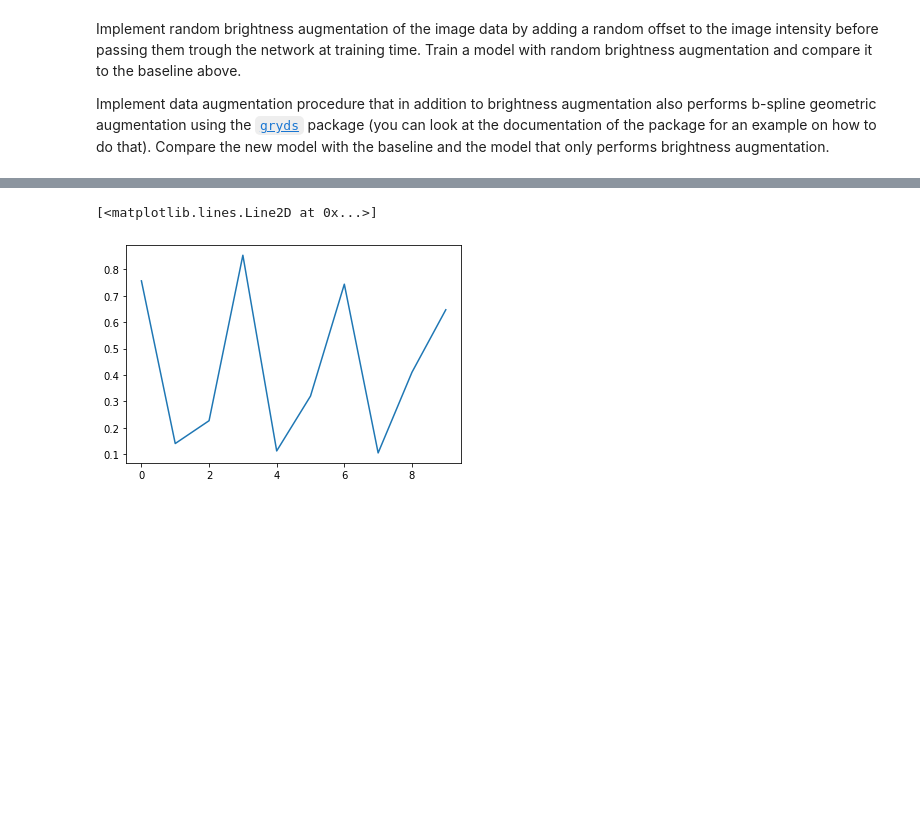
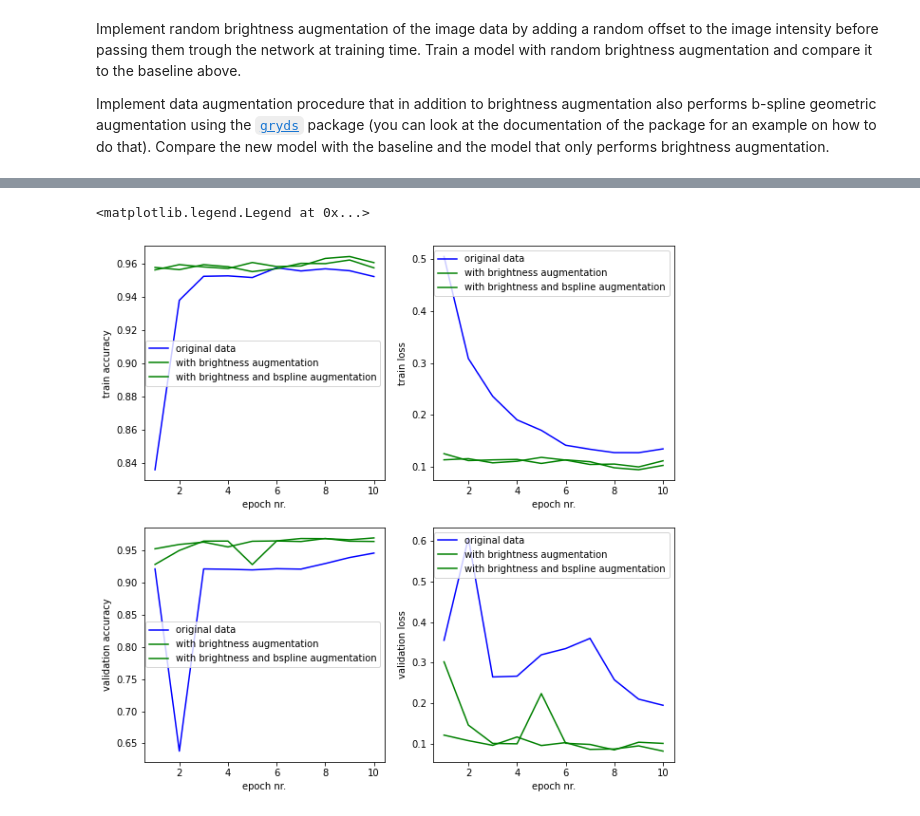
Before and after one commit to VincentV0/8dm50-machine-learning, a Jupyter notebook: practicals/week_4.ipynb, the cells around one changed output, grey strips where cells are left out. Cells and saved outputs as stored; diff of their text form; code cells hidden in the pictures; blank space fills up the shorter version.

```diff
--- a/practicals/week_4.ipynb
+++ b/practicals/week_4.ipynb
@@ -825,34 +729,34 @@ ModuleNotFoundError: No module named 'tensorflow_core.estimator'
 # %%
 fig, axs = plt.subplots(2, 2, figsize=(10,10))
-nr_epochs = range(1,epochs)
+nr_epochs = range(1,epochs+1)
 
 axs[0, 0].plot(nr_epochs, history.history['accuracy'], 'b-', label='original data')
 axs[0, 0].plot(nr_epochs, history_BO.history['accuracy'], 'g-', label='with brightness augmentation')
 axs[0, 0].plot(nr_epochs, history_BO_BS.history['accuracy'], 'g-', label='with brightness and bspline augmentation')
 axs[0, 0].set_ylabel("train accuracy")
 axs[0, 0].set_xlabel("epoch nr.")
 axs[0, 0].legend()
 
 axs[0, 1].plot(nr_epochs, history.history['loss'], 'b-', label='original data')
 axs[0, 1].plot(nr_epochs, history_BO.history['loss'], 'g-', label='with brightness augmentation')
 axs[0, 1].plot(nr_epochs, history_BO_BS.history['loss'], 'g-', label='with brightness and bspline augmentation')
 axs[0, 1].set_ylabel("train loss")
 axs[0, 1].set_xlabel("epoch nr.")
 axs[0, 1].legend()
 
 axs[1, 0].plot(nr_epochs, history.history['val_accuracy'], 'b-', label='original data')
 axs[1, 0].plot(nr_epochs, history_BO.history['val_accuracy'], 'g-', label='with brightness augmentation')
 axs[1, 0].plot(nr_epochs, history_BO_BS.history['val_accuracy'], 'g-', label='with brightness and bspline augmentation')
 axs[1, 0].set_ylabel("validation accuracy")
 axs[1, 0].set_xlabel("epoch nr.")
 axs[1, 0].legend()
 
 axs[1, 1].plot(nr_epochs, history.history['val_loss'], 'b-', label='original data')
 axs[1, 1].plot(nr_epochs, history_BO.history['val_loss'], 'g-', label='with brightness augmentation')
 axs[1, 1].plot(nr_epochs, history_BO_BS.history['val_loss'], 'g-', label='with brightness and bspline augmentation')
 axs[1, 1].set_ylabel("validation loss")
 axs[1, 1].set_xlabel("epoch nr.")
 axs[1, 1].legend()
 # %% [output]
-[<matplotlib.lines.Line2D at 0x...>]
+<matplotlib.legend.Legend at 0x...>
-[figure, old version]
+[figure, new version]
```
Also changed, not shown: parts of 13 cells of this notebook.
